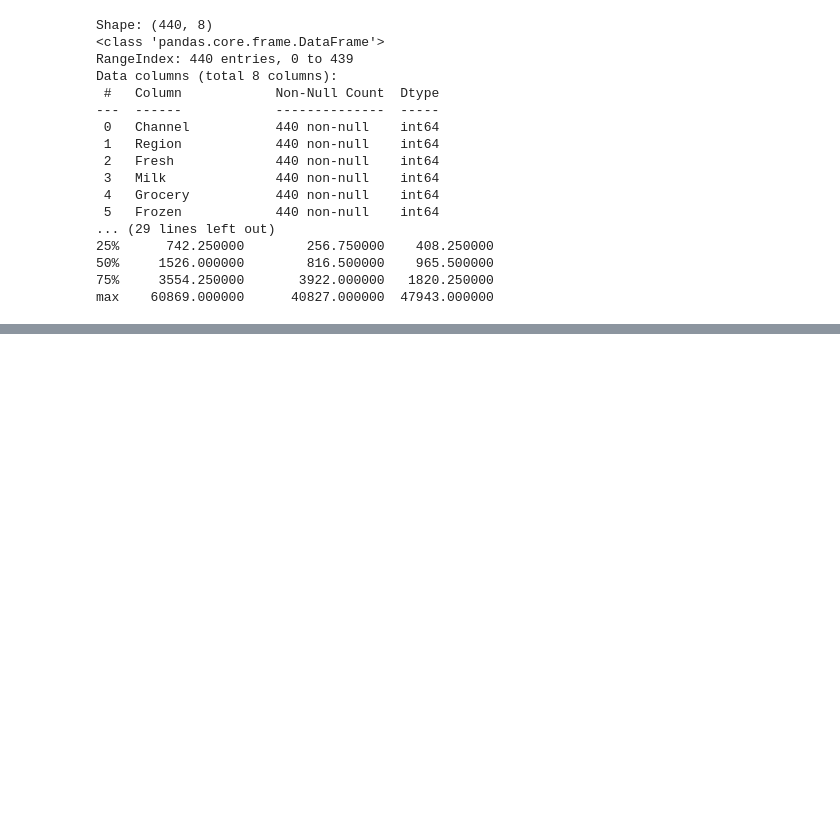
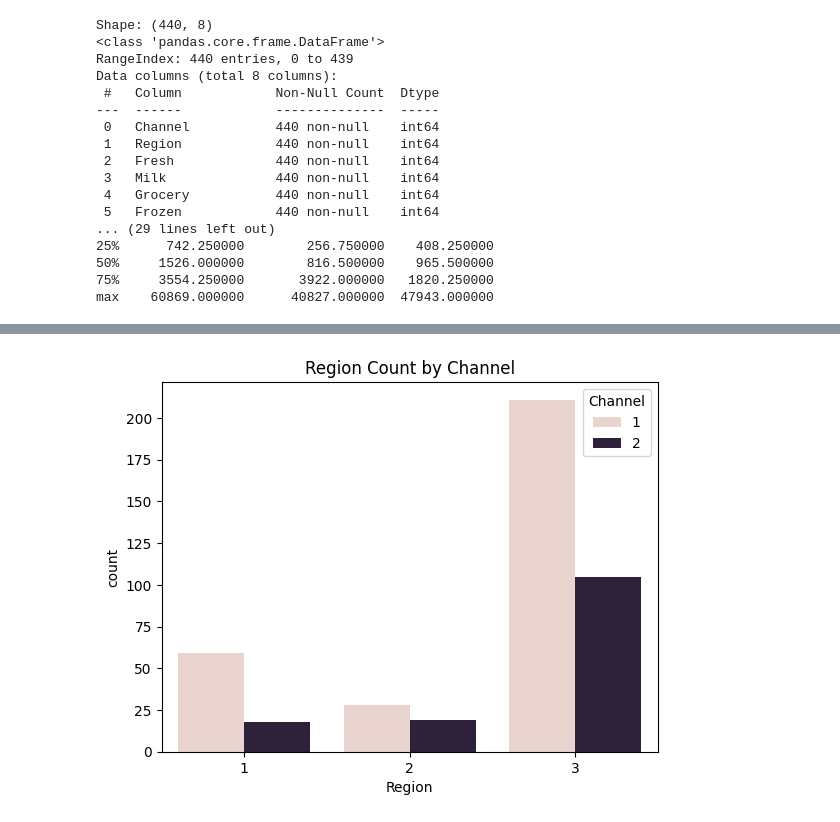
Before and after one commit to varsha-reddy18/Data_Analysis, a Jupyter notebook: dataset1.ipynb, the cells around one changed output, grey strips where cells are left out. Cells and saved outputs as stored; diff of their text form; code cells hidden in the pictures; blank space fills up the shorter version.

```diff
--- a/dataset1.ipynb
+++ b/dataset1.ipynb
@@ -108,0 +118,7 @@ plt.show()
+# %%
+# Countplot of survived by sex
+sns.countplot(x='Region', hue='Channel', data=df)
+plt.title("Region Count by Channel")
+plt.show()
+# %% [output]
+[figure, added]
```
Also changed, not shown: parts of 5 cells of this notebook, 2 other files.
